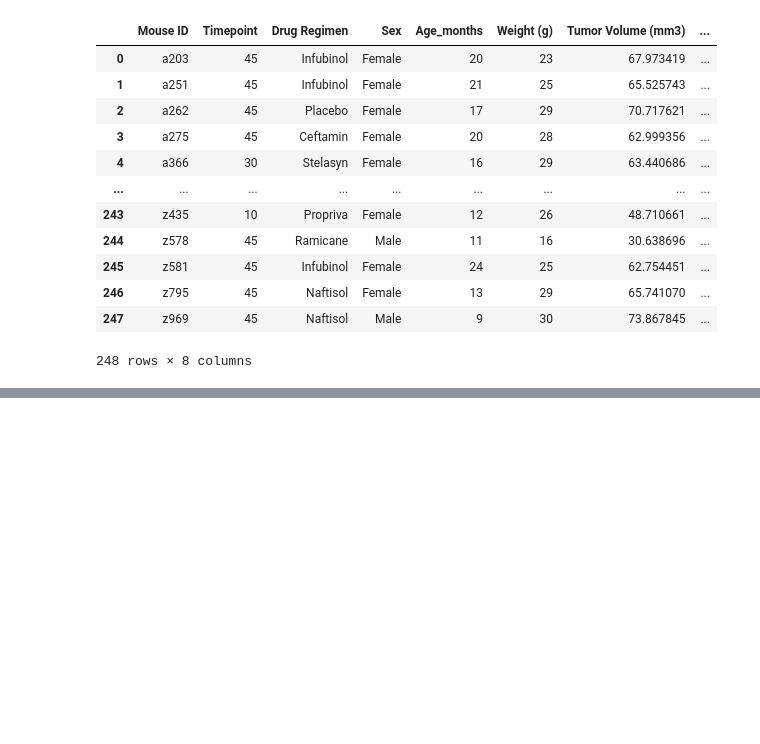
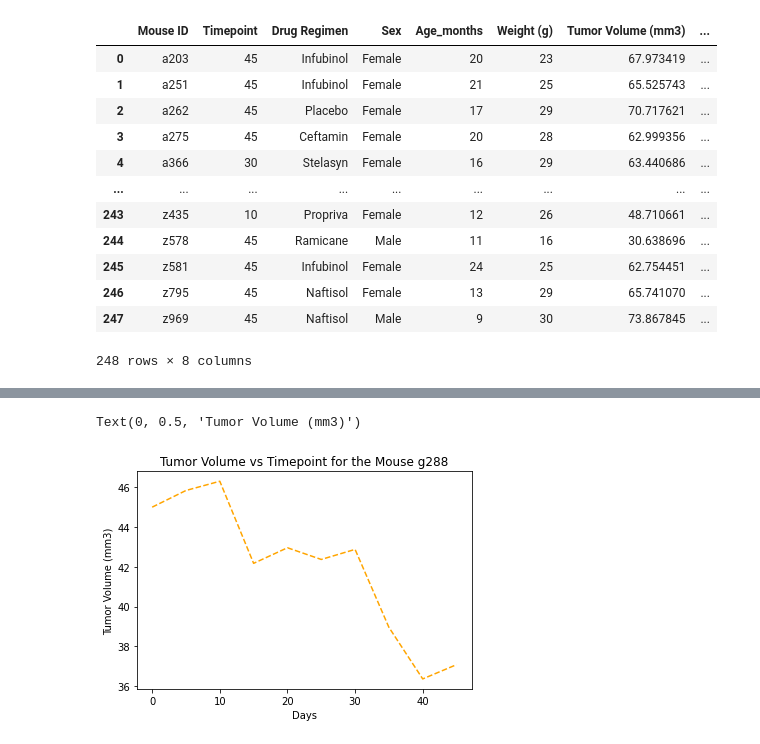
Before and after one commit to carlosmendozaj/Matplotlib_Homework, a Jupyter notebook: Main.ipynb, the cells around one changed output, grey strips where cells are left out. Saved outputs shown, nothing was run; the diff lists cells and outputs as text; code cells hidden in the pictures; blank space fills up the shorter version.

```diff
--- a/Main.ipynb
+++ b/Main.ipynb
@@ -263,0 +274,15 @@ plt.show()
+# %%
+#Mouse g288
+mouse_g288 = clean_df.loc[clean_df["Mouse ID"] == "g288"]
+# %%
+# Generate a scatter plot of average tumor volume vs. mouse weight for the Capomulin regimen
+tumor_y = mouse_g288["Tumor Volume (mm3)"]
+time_x = mouse_g288["Timepoint"]
+
+plt.plot(time_x, tumor_y, color="orange", label="Tumor volume", linestyle = "dashed")
+plt.title("Tumor Volume vs Timepoint for the Mouse g288")
+plt.xlabel("Days")
+plt.ylabel("Tumor Volume (mm3)")
+# %% [output]
+Text(0, 0.5, 'Tumor Volume (mm3)')
+[figure, added]
```
Also changed, not shown: parts of 5 cells of this notebook.
